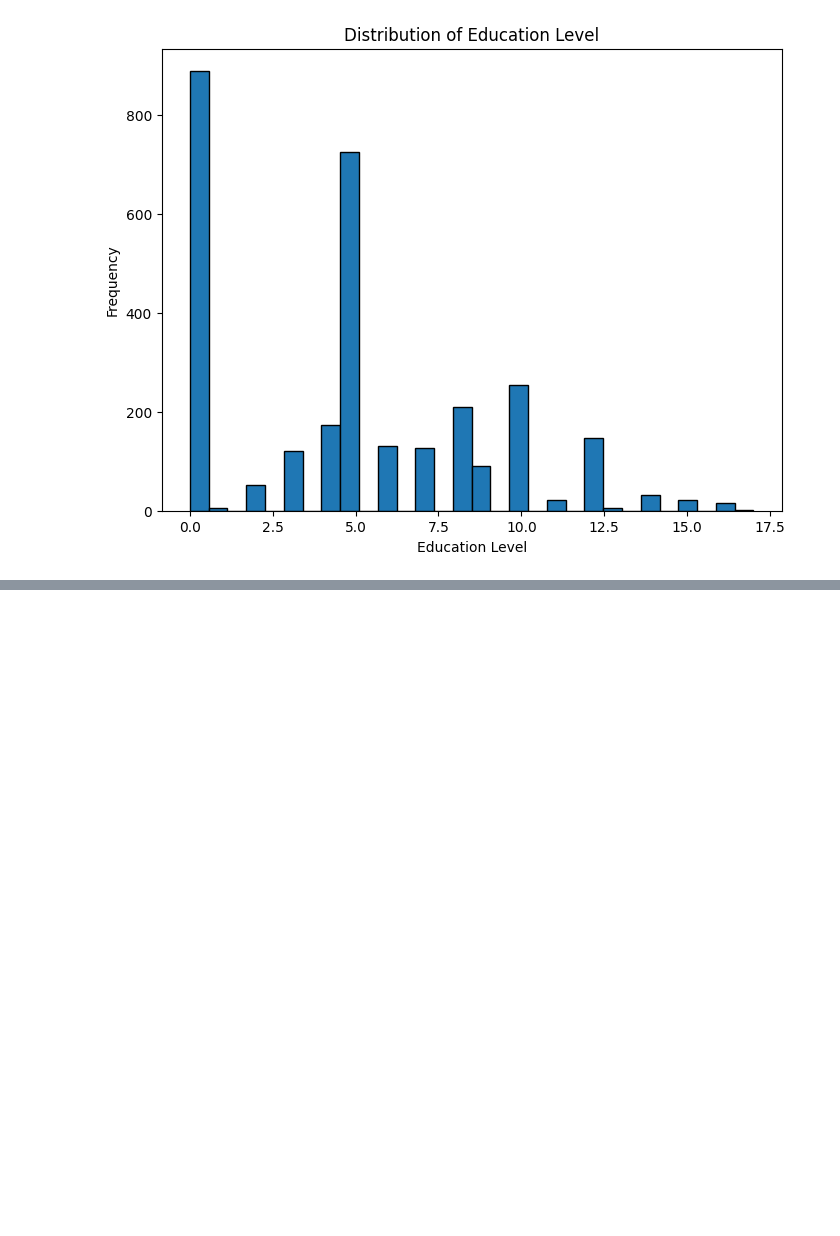
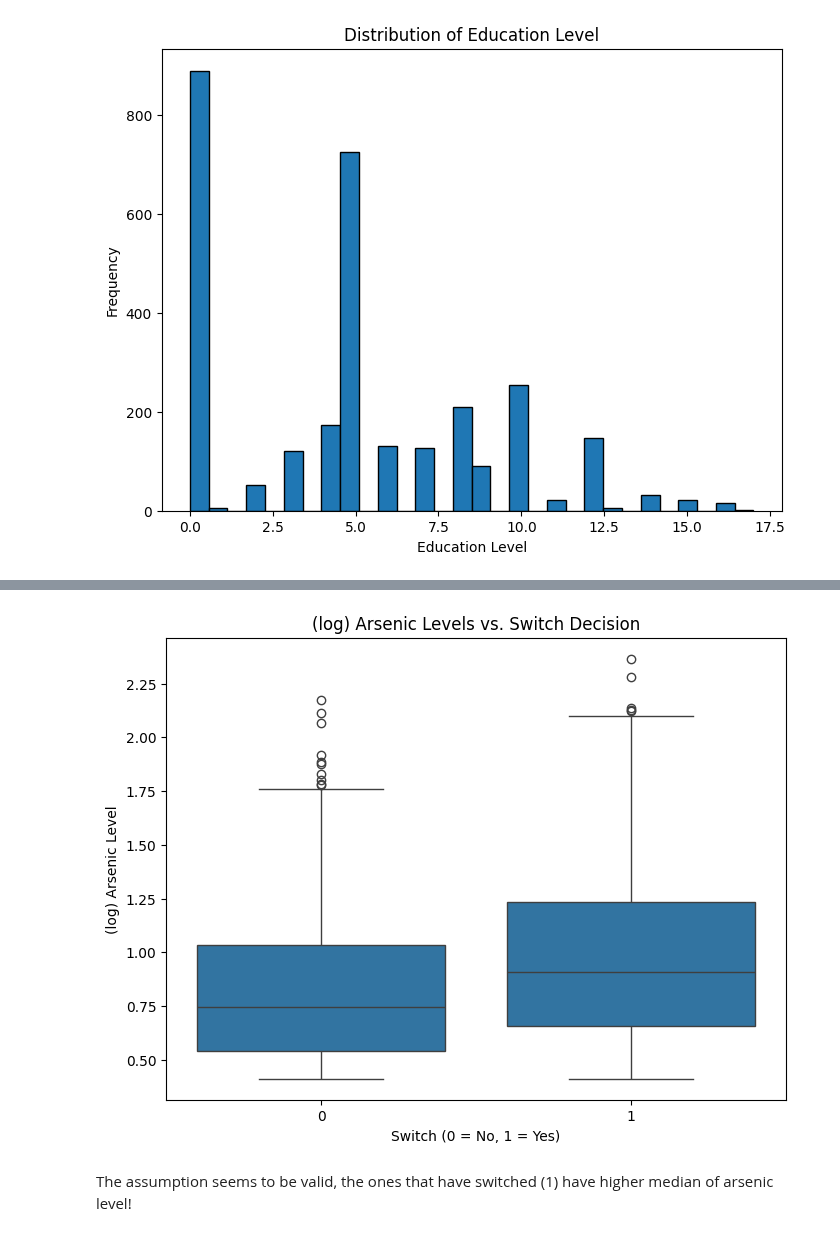
Before and after one commit to Darknight47/Data-Science-Project-01, a Jupyter notebook: logistic_regression.ipynb, the cells around one changed output, grey strips where cells are left out. Saved outputs shown, nothing was run; the diff lists cells and outputs as text; code cells hidden in the pictures; blank space fills up the shorter version.

Commit message:
switch vs arsenic

```diff
--- a/logistic_regression.ipynb
+++ b/logistic_regression.ipynb
@@ -198,0 +211,12 @@ plt.show()
+# %%
+# Boxplot of 'arsenic' by 'switch'
+plt.figure(figsize=(8, 6))
+sns.boxplot(x='switch', y='log_arsenic', data=dataset)
+plt.title('(log) Arsenic Levels vs. Switch Decision')
+plt.xlabel('Switch (0 = No, 1 = Yes)')
+plt.ylabel('(log) Arsenic Level')
+plt.show()
+# %% [output]
+[figure, added]
+# %% [markdown]
+The assumption seems to be valid, the ones that have switched (1) have higher median of arsenic level!
```
Also changed, not shown: parts of 2 cells of this notebook.
